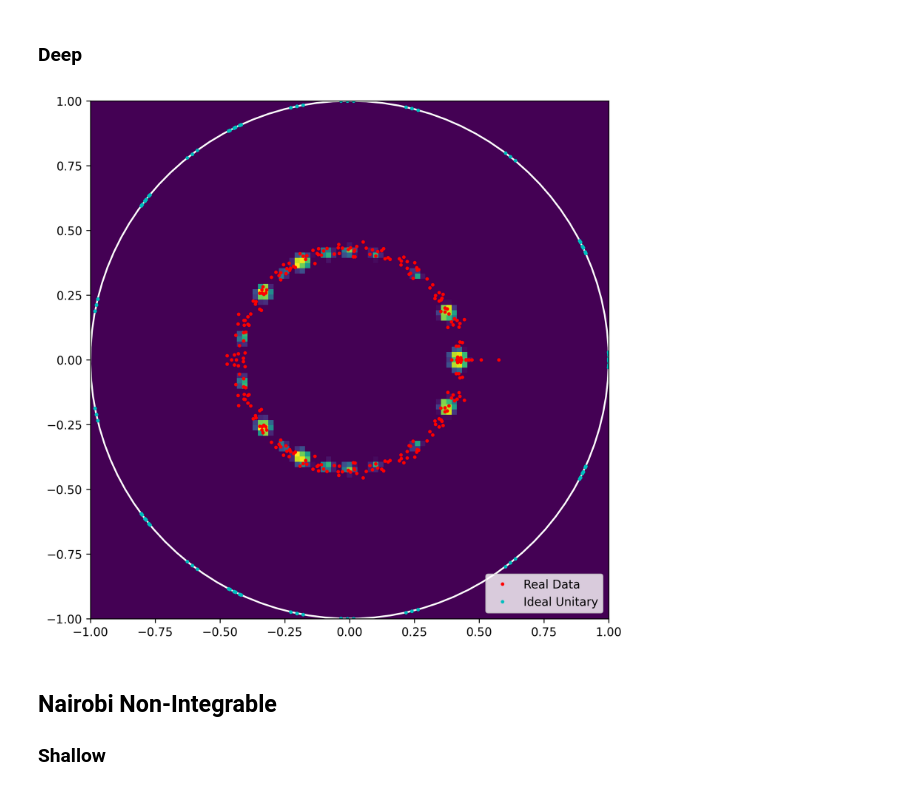
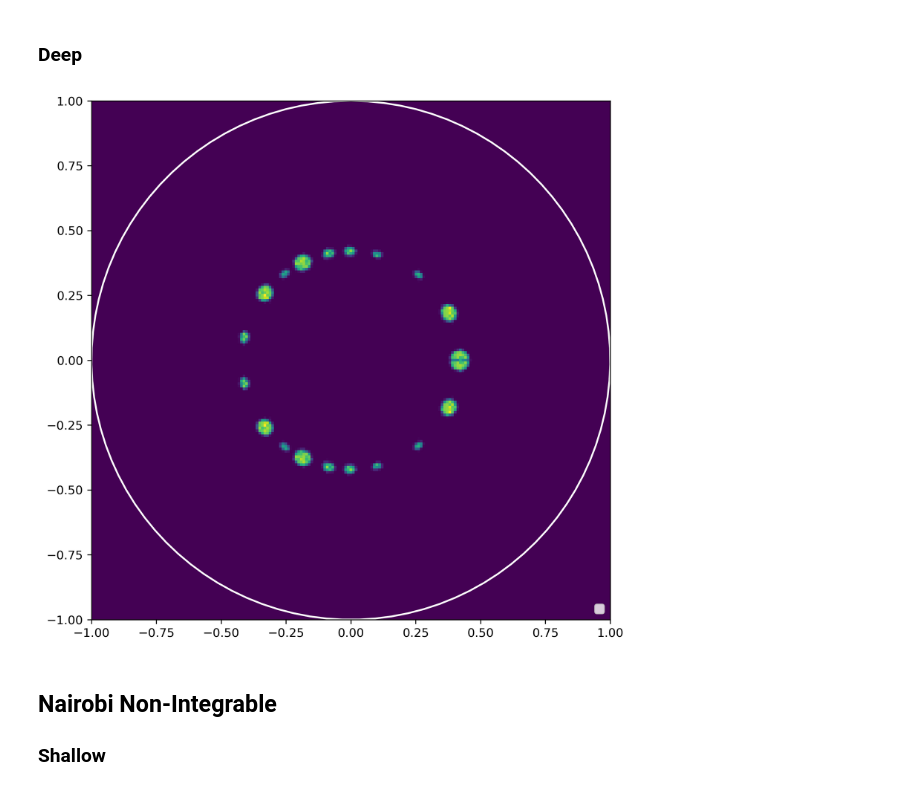
Before and after one commit to KristianWold/experimental-quantum-spectrum, a Jupyter notebook: notebooks/nisq_spectrum/integrability/Integrable Circuit Spectrum, Analysis.ipynb, the cells around one changed output. Cells and saved outputs as stored; diff of their text form; code cells hidden in the pictures.

```diff
--- a/notebooks/nisq_spectrum/integrability/Integrable Circuit Spectrum, Analysis.ipynb
+++ b/notebooks/nisq_spectrum/integrability/Integrable Circuit Spectrum, Analysis.ipynb
@@ -160,28 +160,28 @@ random.seed(42)
 tf.random.set_seed(42)
 rng = np.random.default_rng(seed=42)
 
-spectrum_resample1 = resample_diluted(channel_diluted, U=U, num_samples = 10)
+spectrum_resample1 = resample_diluted(channel_diluted, U=U, num_samples = 100)
 # %%
 spectrum_model1 = channel_spectrum(model1.channel, use_coords=True)
 spectrum_unitary1 = channel_spectrum(channel_unitary, use_coords=True)
 
 t = np.linspace(0, 2*np.pi, 100)
 circle = [np.sin(t), np.cos(t)]
 
 fig = plt.figure(figsize=(8,8), dpi = 300, facecolor='w', edgecolor='k')
 ax = fig.add_subplot(111)
 ax.set_aspect(1)
 
-h, bins, _, _ = plt.hist2d(spectrum_resample1[:,0], spectrum_resample1[:,1], bins = np.linspace(-1, 1, 100))
+h, bins, _, _ = plt.hist2d(spectrum_resample1[:,0], spectrum_resample1[:,1], bins = np.linspace(-1, 1, 200))
 plt.plot(*circle, "w")
-plt.plot(spectrum_model1[:,0], spectrum_model1[:,1], "ro", markersize=2)
-plt.plot(spectrum_unitary1[:,0], spectrum_unitary1[:,1], "co", markersize=2)
+#plt.plot(spectrum_model1[:,0], spectrum_model1[:,1], "ro", markersize=2)
+#plt.plot(spectrum_unitary1[:,0], spectrum_unitary1[:,1], "co", markersize=2)
 
 plt.legend(["_", "Real Data", "Ideal Unitary"], loc="lower right")
 plt.savefig("figures/" + "nairobi_4qubit_integrable_deep.pdf", bbox_inches='tight')
 plt.show()
 # %% [output]
-[figure, old version]
+[figure, new version]
 # %% [markdown]
 ## Nairobi Non-Integrable
 ### Shallow
```
Also changed, not shown: parts of 1 cell of this notebook, 29 other files.
